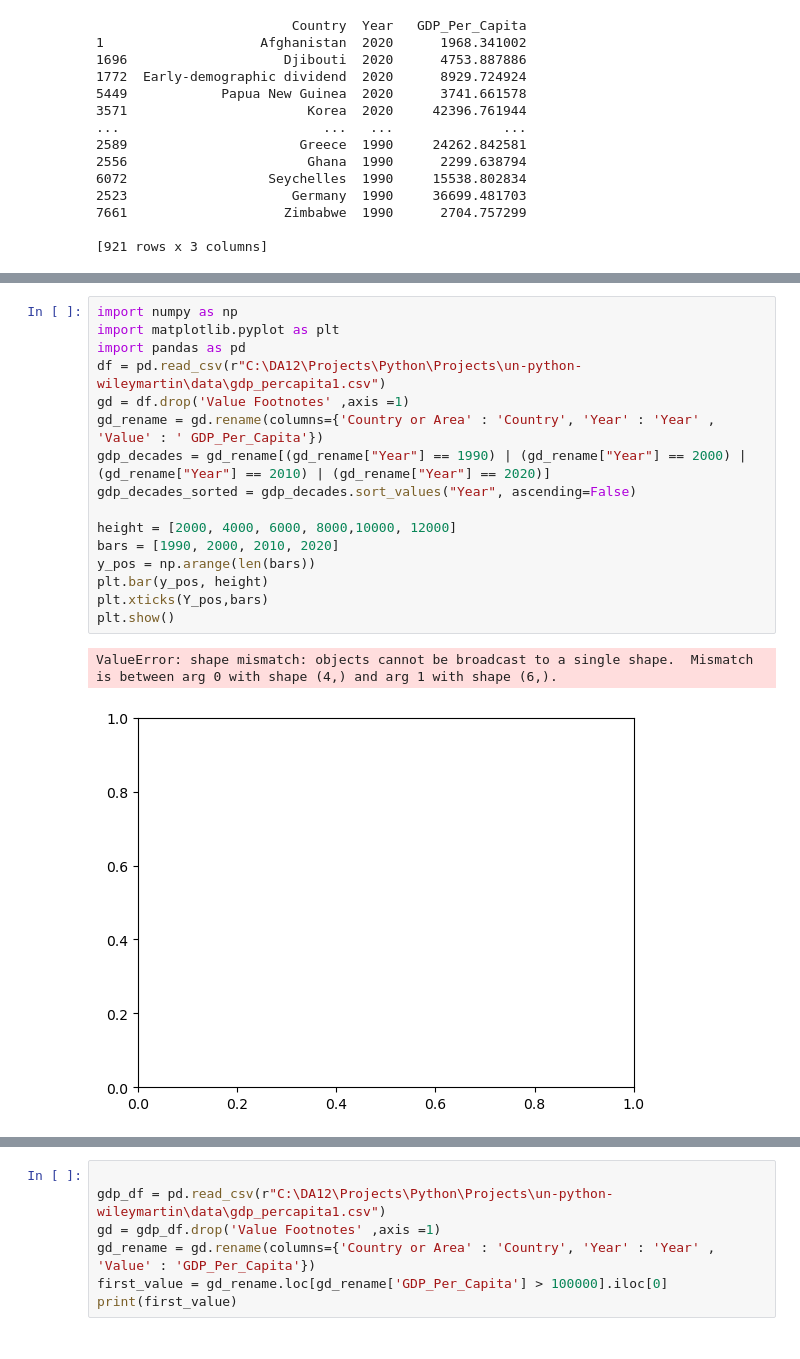
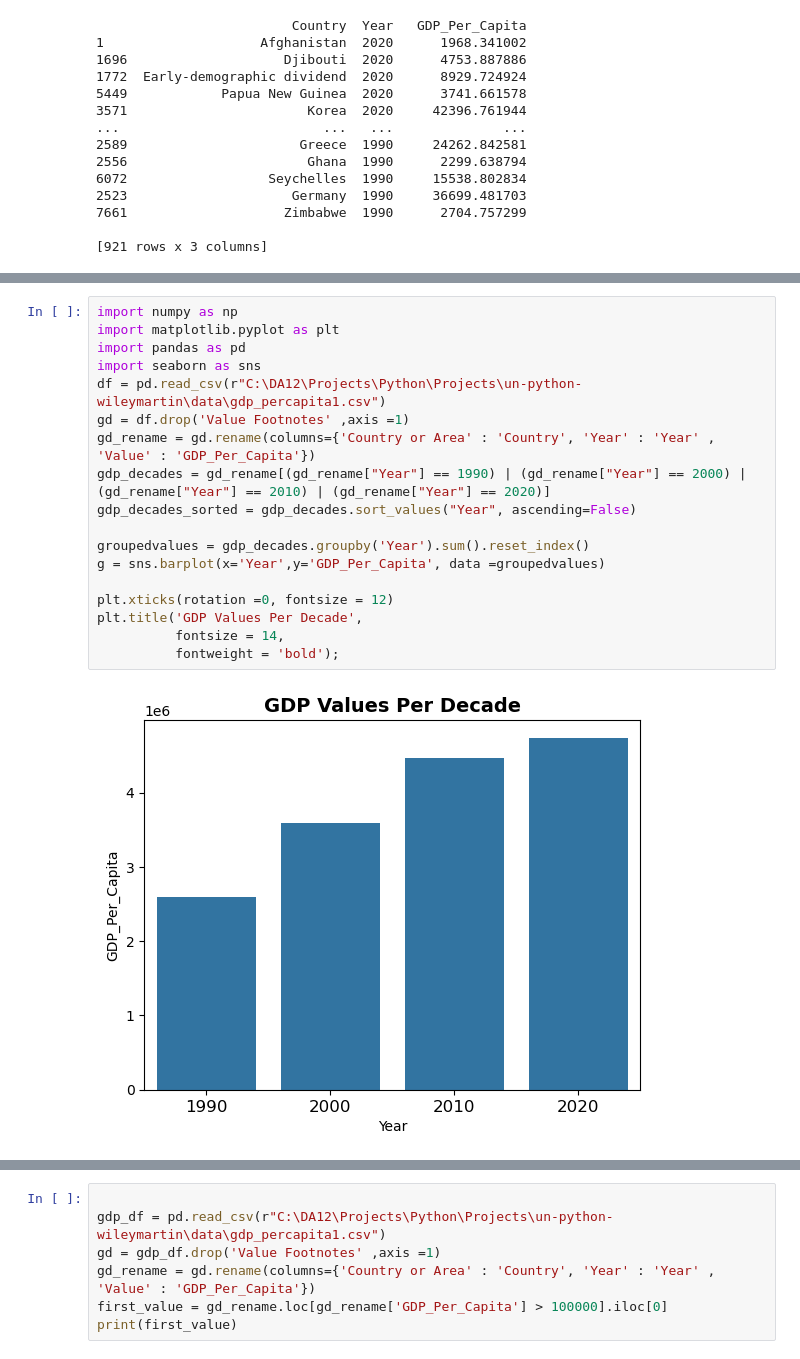
Before and after one commit to NSS-Data-Analytics-Cohort-12/un-python-wileymartin, a Jupyter notebook: Wiley.ipynb, the cells around one changed output, grey strips where cells are left out. Cells and saved outputs as stored; diff of their text form.

```diff
--- a/Wiley.ipynb
+++ b/Wiley.ipynb
@@ -231,22 +234,23 @@ sns.boxplot(x=gdp_decades_sorted['Year'], y=gdp_decades_sorted['GDP_Per_Capita']
-# %%
-import numpy as np
-import matplotlib.pyplot as plt
-import pandas as pd
-df = pd.read_csv(r"C:\DA12\Projects\Python\Projects\un-python-wileymartin\data\gdp_percapita1.csv")
-gd = df.drop('Value Footnotes' ,axis =1)
-gd_rename = gd.rename(columns={'Country or Area' : 'Country', 'Year' : 'Year' , 'Value' : ' GDP_Per_Capita'})
-gdp_decades = gd_rename[(gd_rename["Year"] == 1990) | (gd_rename["Year"] == 2000) | (gd_rename["Year"] == 2010) | (gd_rename["Year"] == 2020)]
-gdp_decades_sorted = gdp_decades.sort_values("Year", ascending=False)
-
-height = [2000, 4000, 6000, 8000,10000, 12000]
-bars = [1990, 2000, 2010, 2020]
-y_pos = np.arange(len(bars))
-plt.bar(y_pos, height)
-plt.xticks(Y_pos,bars)
-plt.show()
-# %% [output]
-ValueError: shape mismatch: objects cannot be broadcast to a single shape.  Mismatch is between arg 0 with shape (4,) and arg 1 with shape (6,).
-[figure, removed]
+# %%
+import numpy as np
+import matplotlib.pyplot as plt
+import pandas as pd
+import seaborn as sns
+df = pd.read_csv(r"C:\DA12\Projects\Python\Projects\un-python-wileymartin\data\gdp_percapita1.csv")
+gd = df.drop('Value Footnotes' ,axis =1)
+gd_rename = gd.rename(columns={'Country or Area' : 'Country', 'Year' : 'Year' , 'Value' : 'GDP_Per_Capita'})
+gdp_decades = gd_rename[(gd_rename["Year"] == 1990) | (gd_rename["Year"] == 2000) | (gd_rename["Year"] == 2010) | (gd_rename["Year"] == 2020)]
+gdp_decades_sorted = gdp_decades.sort_values("Year", ascending=False)
+
+groupedvalues = gdp_decades.groupby('Year').sum().reset_index()
+g = sns.barplot(x='Year',y='GDP_Per_Capita', data =groupedvalues)
+
+plt.xticks(rotation =0, fontsize = 12)
+plt.title('GDP Values Per Decade',
+          fontsize = 14,
+          fontweight = 'bold');
+# %% [output]
+[figure, added]
 # %%
 import seaborn as sns
 import pandas as pd
```
Also changed, not shown: parts of 8 cells of this notebook.
